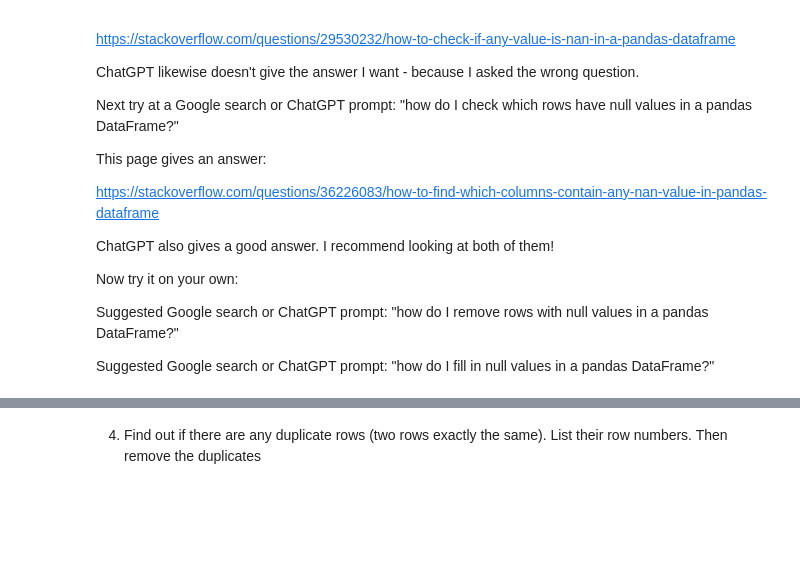
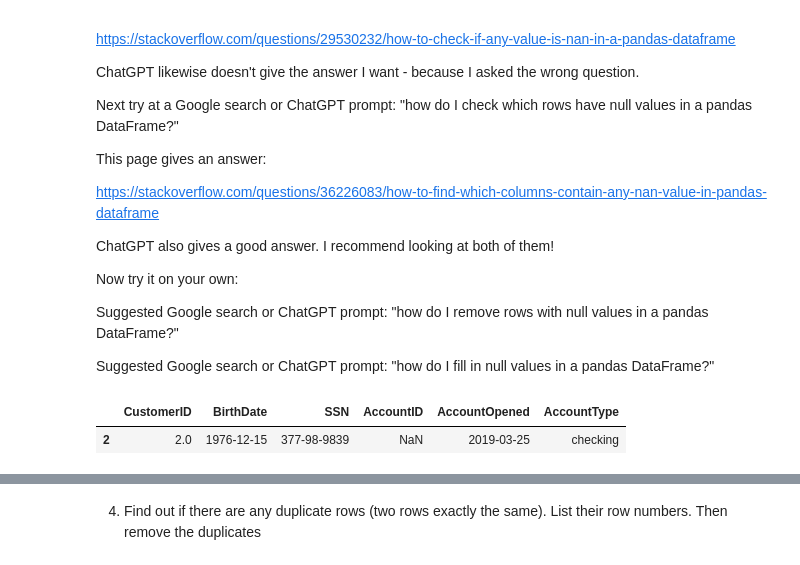
Before and after one commit to JonG-2025/Module-B-semester-2, a Jupyter notebook: Week1.ipynb, the cells around one changed output, grey strips where cells are left out. Saved outputs shown, nothing was run; the diff lists cells and outputs as text; code cells hidden in the pictures; blank space fills up the shorter version.

```diff
--- a/Week1.ipynb
+++ b/Week1.ipynb
@@ -300,3 +300,12 @@ Now try it on your own:
 Suggested Google search or ChatGPT prompt: "how do I remove rows with null values in a pandas DataFrame?"
 
 Suggested Google search or ChatGPT prompt: "how do I fill in null values in a pandas DataFrame?"
+# %%
+#Checking for null value and viewing row
+
+mask = df_bank_datefix.isna().any(axis=1)
+
+df_bank_datefix[mask]
+# %% [output]
+|  | CustomerID | BirthDate | SSN | AccountID | AccountOpened | AccountType |
+| 2 | 2.0 | 1976-12-15 | 377-98-9839 | NaN | 2019-03-25 | checking |
```
Also changed, not shown: parts of 6 cells of this notebook.
